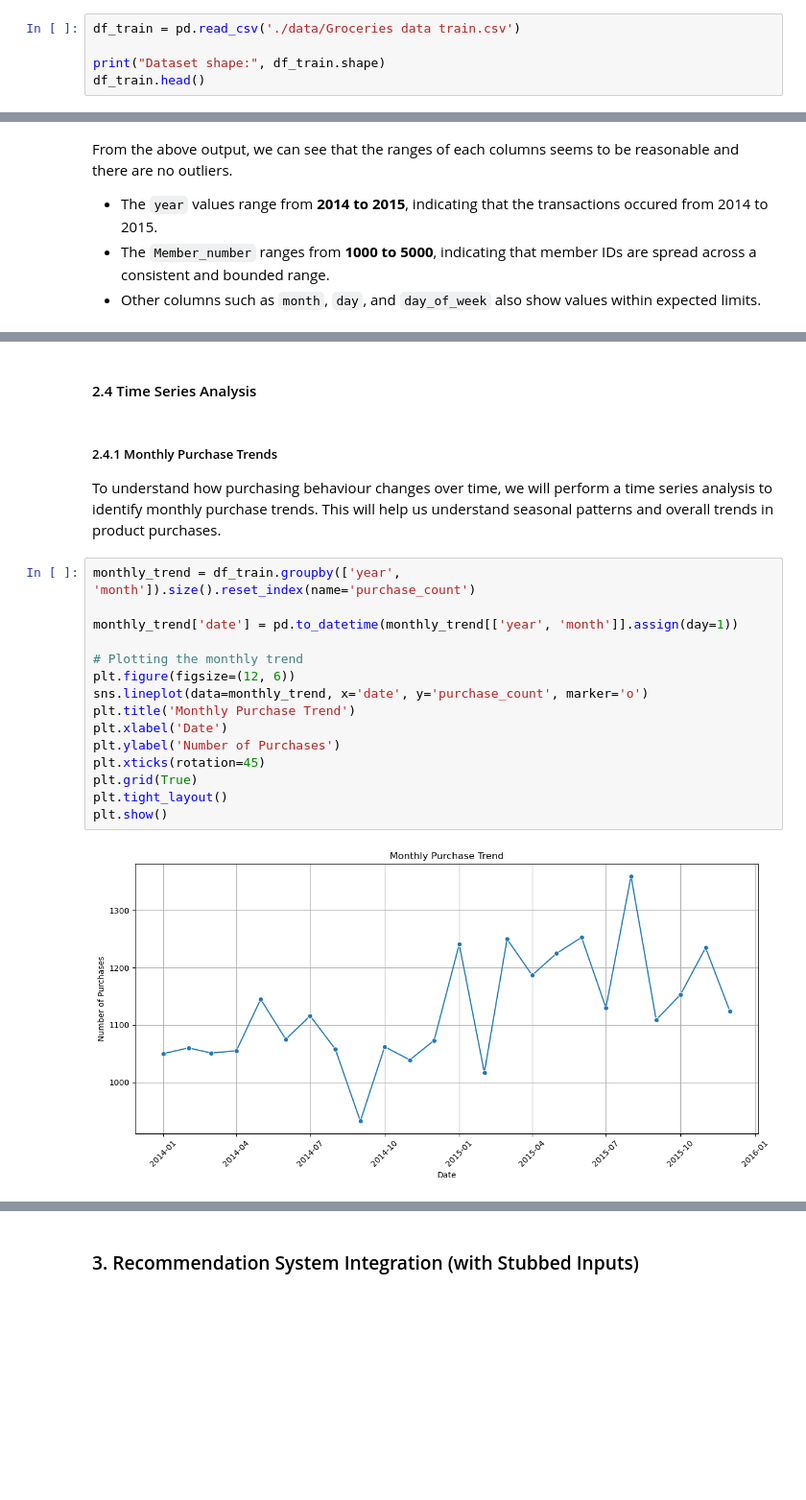
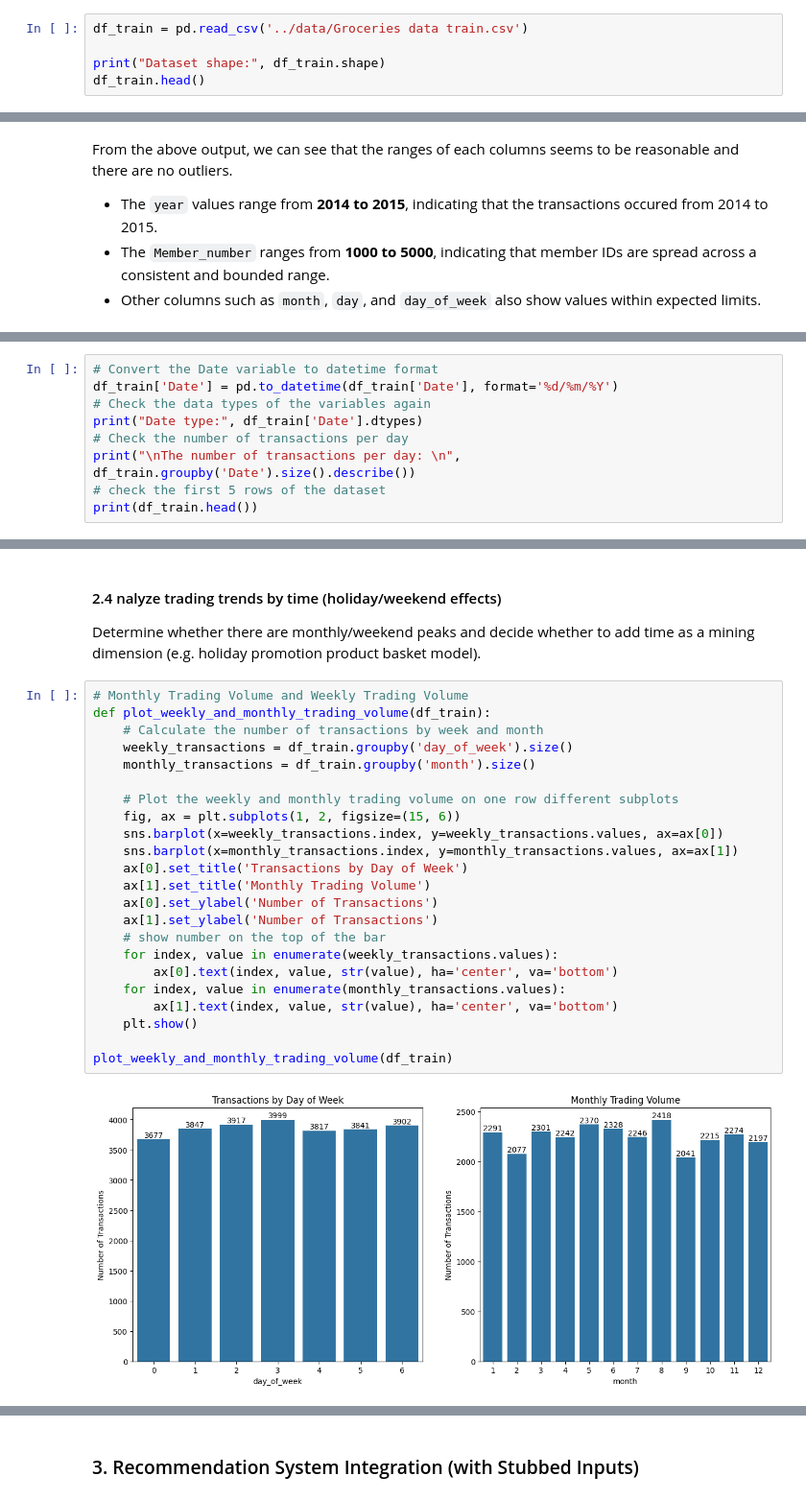
Before and after one commit to umairsayed/MBD_A3, a Jupyter notebook: 7_assign3.ipynb, the cells around one changed output, grey strips where cells are left out. Shown at 96% size. Drawn from its saved outputs; the diff is of its cells as text; blank space fills up the shorter version.

```diff
--- a/7_assign3.ipynb
+++ b/7_assign3.ipynb
@@ -26,7 +25,7 @@ from mlxtend.frequent_patterns import association_rules, fpgrowth
 # %% [markdown]
 ### 1. Read the dataset
 # %%
-df_train = pd.read_csv('./data/Groceries data train.csv')
+df_train = pd.read_csv('../data/Groceries data train.csv')
 
 print("Dataset shape:", df_train.shape)
 df_train.head()
@@ -92,0 +108,9 @@ Time Range: 1/01/2014 to 9/12/2015
+# %%
+# Convert the Date variable to datetime format
+df_train['Date'] = pd.to_datetime(df_train['Date'], format='%d/%m/%Y')
+# Check the data types of the variables again
+print("Date type:", df_train['Date'].dtypes)
+# Check the number of transactions per day
+print("\nThe number of transactions per day: \n", df_train.groupby('Date').size().describe())
+# check the first 5 rows of the dataset
+print(df_train.head())
@@ -125,23 +224,29 @@ plt.show()
 # %% [markdown]
-#### 2.4 Time Series Analysis
+#### 2.4 nalyze trading trends by time (holiday/weekend effects)
+
+Determine whether there are monthly/weekend peaks and decide whether to add time as a mining dimension (e.g. holiday promotion product basket model).
-# %% [markdown]
-##### 2.4.1 Monthly Purchase Trends
-
-To understand how purchasing behaviour changes over time, we will perform a time series analysis to identify monthly purchase trends. This will help us understand seasonal patterns and overall trends in product purchases.
 # %%
-monthly_trend = df_train.groupby(['year', 'month']).size().reset_index(name='purchase_count')
+# Monthly Trading Volume and Weekly Trading Volume
+def plot_weekly_and_monthly_trading_volume(df_train):
+    # Calculate the number of transactions by week and month
+    weekly_transactions = df_train.groupby('day_of_week').size()
+    monthly_transactions = df_train.groupby('month').size()
 
-monthly_trend['date'] = pd.to_datetime(monthly_trend[['year', 'month']].assign(day=1))
+    # Plot the weekly and monthly trading volume on one row different subplots
+    fig, ax = plt.subplots(1, 2, figsize=(15, 6))
+    sns.barplot(x=weekly_transactions.index, y=weekly_transactions.values, ax=ax[0])
+    sns.barplot(x=monthly_transactions.index, y=monthly_transactions.values, ax=ax[1])
+    ax[0].set_title('Transactions by Day of Week')
+    ax[1].set_title('Monthly Trading Volume')
+    ax[0].set_ylabel('Number of Transactions')
+    ax[1].set_ylabel('Number of Transactions')
+    # show number on the top of the bar
+    for index, value in enumerate(weekly_transactions.values):
+        ax[0].text(index, value, str(value), ha='center', va='bottom')
+    for index, value in enumerate(monthly_transactions.values):
+        ax[1].text(index, value, str(value), ha='center', va='bottom')
+    plt.show()
 
-# Plotting the monthly trend
-plt.figure(figsize=(12, 6))
-sns.lineplot(data=monthly_trend, x='date', y='purchase_count', marker='o')
-plt.title('Monthly Purchase Trend')
-plt.xlabel('Date')
-plt.ylabel('Number of Purchases')
-plt.xticks(rotation=45)
-plt.grid(True)
-plt.tight_layout()
-plt.show()
+plot_weekly_and_monthly_trading_volume(df_train)
 # %% [output]
-[figure, old version]
+[figure, new version]
```
Also changed, not shown: parts of 23 cells of this notebook.
